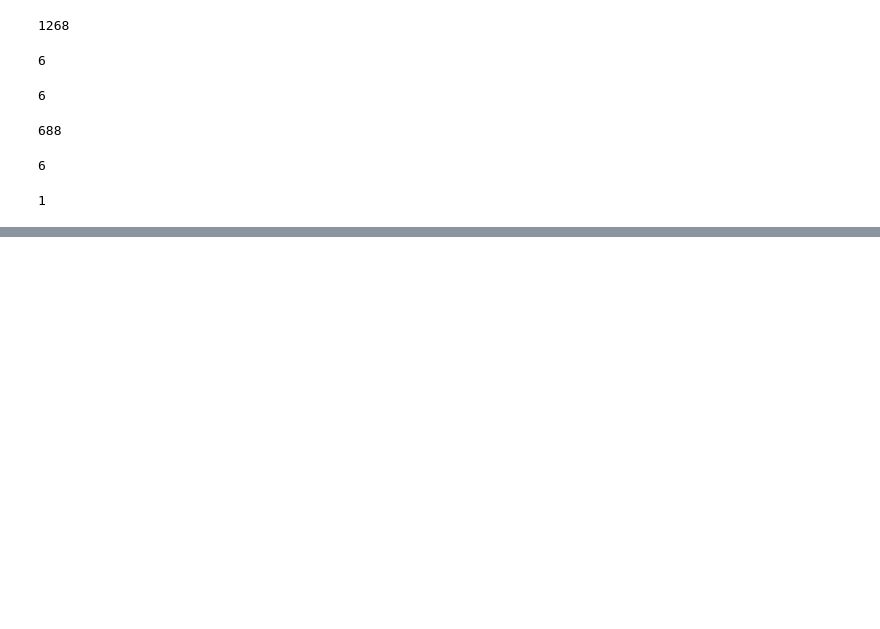
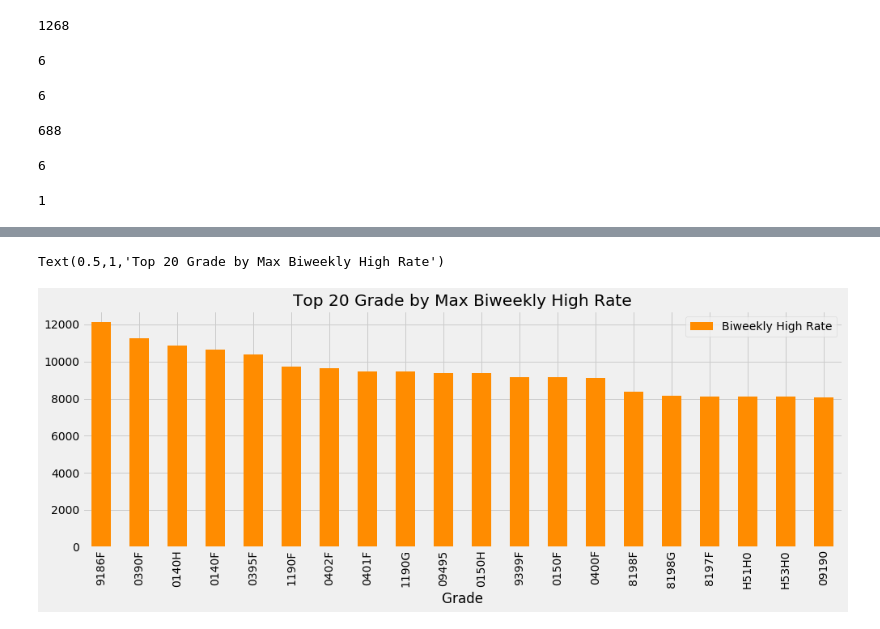
Before and after one commit to yungshun317/feature-understanding, a Jupyter notebook: feature-understanding.ipynb, the cells around one changed output, grey strips where cells are left out. Drawn from its saved outputs; the diff is of its cells as text; code cells hidden in the pictures; blank space fills up the shorter version.

Commit message:
Perform data visualization with histogram after realizing the salary weekly rate is at the ratio level

```diff
--- a/feature-understanding.ipynb
+++ b/feature-understanding.ipynb
@@ -177,0 +186,11 @@ salary_ranges['Sal Plan'].nunique()
+# %%
+# Which Grade has the maximum Biweekly high rate
+fig = plt.figure(figsize=(15,5))
+ax = fig.gca()
+
+salary_ranges.groupby('Grade')[['Biweekly High Rate']].max().sort_values(
+    'Biweekly High Rate', ascending=False).head(20).plot.bar(stacked=False, ax=ax, color='darkorange')
+ax.set_title('Top 20 Grade by Max Biweekly High Rate')
+# %% [output]
+Text(0.5,1,'Top 20 Grade by Max Biweekly High Rate')
+[figure, added]
```
Also changed, not shown: parts of 8 cells of this notebook.
